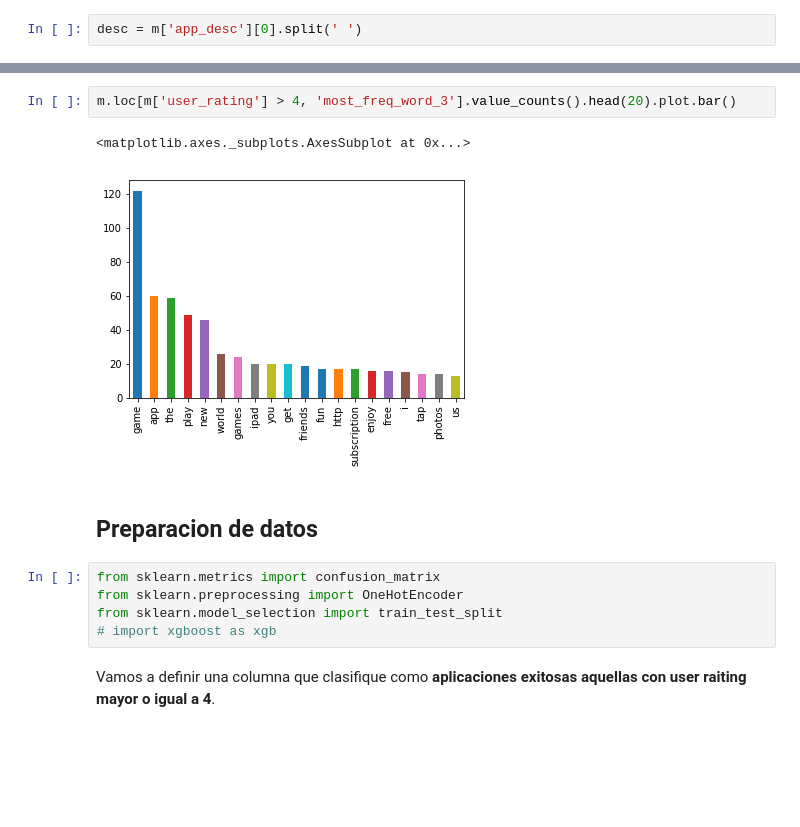
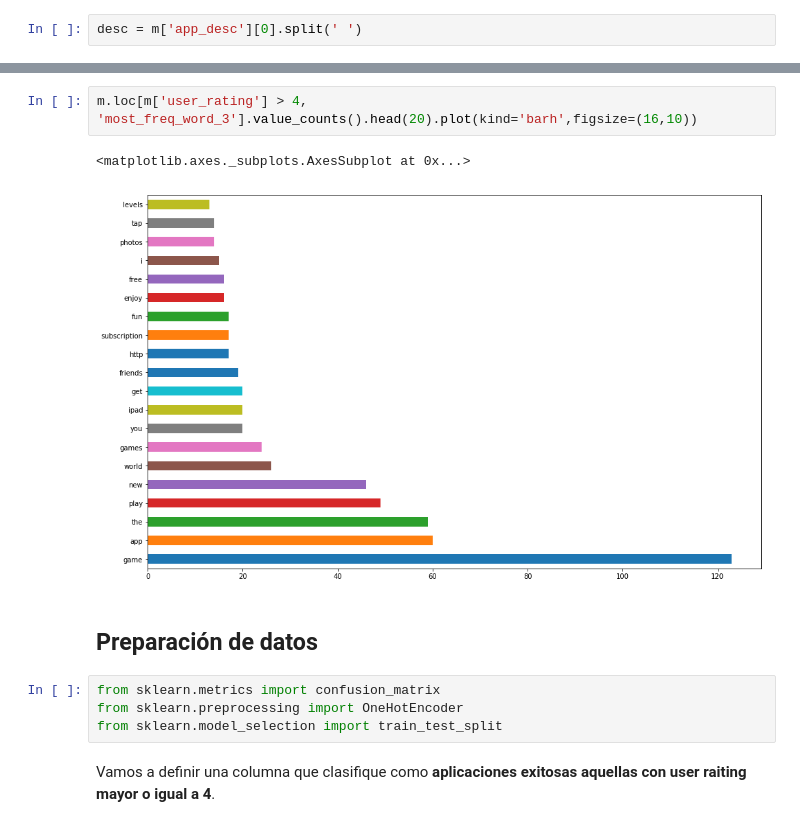
Before and after one commit to rozanecm/7550_tpFinal, a Jupyter notebook: Untitled.ipynb, the cells around one changed output, grey strips where cells are left out. Drawn from its saved outputs; the diff is of its cells as text; blank space fills up the shorter version.

```diff
--- a/Untitled.ipynb
+++ b/Untitled.ipynb
@@ -493,15 +525,14 @@ Wall time: 5min 44s
 # %%
-m.loc[m['user_rating'] > 4, 'most_freq_word_3'].value_counts().head(20).plot.bar()
+m.loc[m['user_rating'] > 4, 'most_freq_word_3'].value_counts().head(20).plot(kind='barh',figsize=(16,10))
 # %% [output]
 <matplotlib.axes._subplots.AxesSubplot at 0x...>
-[figure, old version]
+[figure, new version]
 # %% [markdown]
-## Preparacion de datos
+## Preparación de datos
 # %%
 from sklearn.metrics import confusion_matrix
 from sklearn.preprocessing import OneHotEncoder
 from sklearn.model_selection import train_test_split
-# import xgboost as xgb
 # %% [markdown]
 Vamos a definir una columna que clasifique como **aplicaciones exitosas aquellas con user raiting mayor o igual a 4**.
 # %%
```
Also changed, not shown: parts of 54 cells of this notebook.
